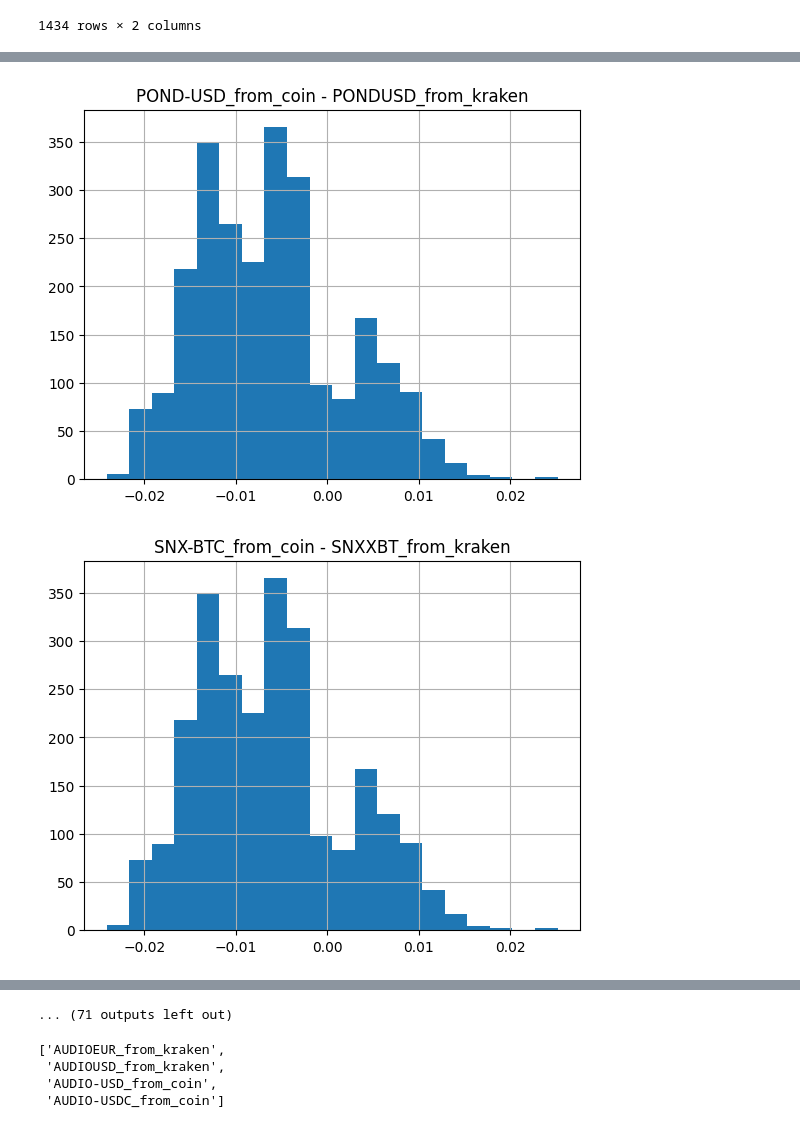
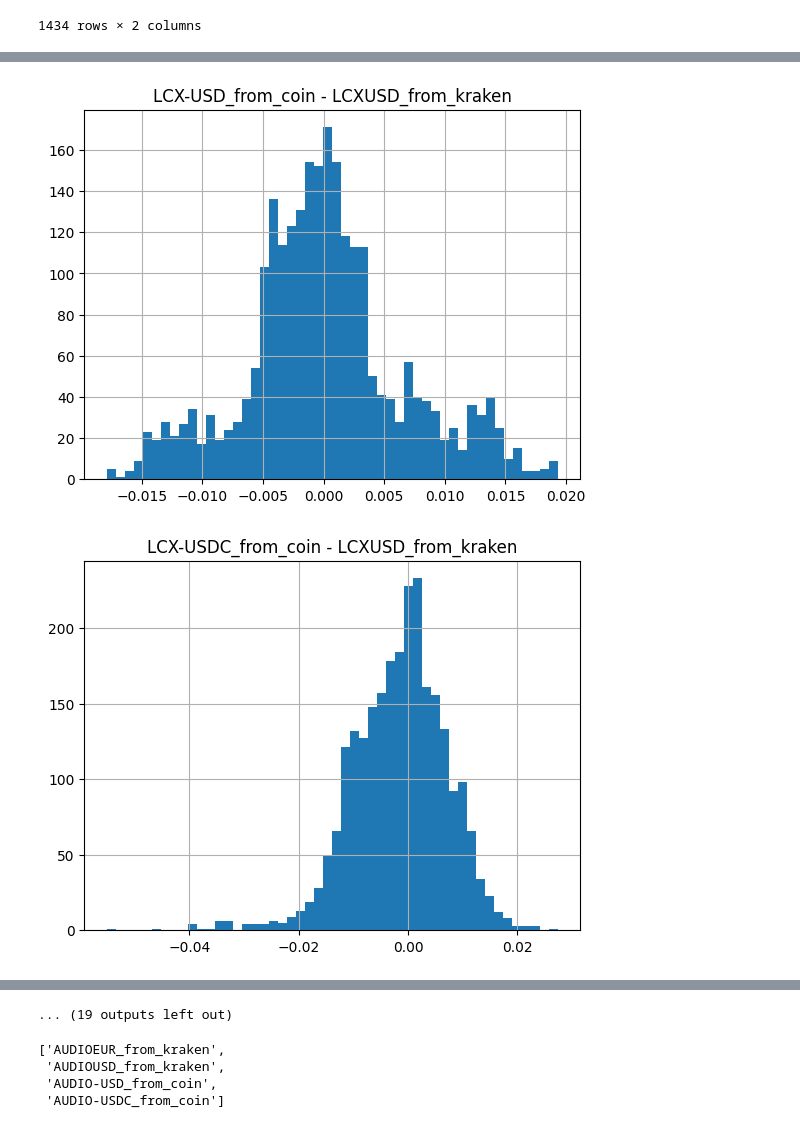
Before and after one commit to innesc/trading_bot, a Jupyter notebook: notebooks/Match_coins_pick_high_varience.ipynb, the cells around one changed output, grey strips where cells are left out. Saved outputs shown, nothing was run; the diff lists cells and outputs as text; code cells hidden in the pictures.

```diff
--- a/notebooks/Match_coins_pick_high_varience.ipynb
+++ b/notebooks/Match_coins_pick_high_varience.ipynb
@@ -83,7 +83,7 @@ dff = pd.DataFrame({'matched_coinbase':[],'matched_kraken':[], 'cases_over2_pec'
 for key, value in mapper.items():
     filterr = (correlations.index == value)
     if  (correlations[filterr][key].iloc[0] > 0.9):
-        big_diff = (((df[key] - df[value])/df[value]) > 0.01).mean()
+        big_diff = (((df[key] - df[value])/df[value]) > 0.015).mean()
         summary = pd.DataFrame({'matched_coinbase':[key],'matched_kraken':[value], 'cases_over2_pec':[big_diff]})
         dff = pd.concat([dff,summary])
 
@@ -116,5 +116,5 @@ for index, row in dff[(dff['cases_over2_pec'] >0)  & (dff['cases_over2_pec'] <0.
     kraken = row['matched_kraken']
     plt.title(f'{coinbase} - {kraken}')
     plt.figure()
-    ((df[coinbase] - df[kraken])/df[kraken]).hist(bins=20)
+    ((df[coinbase] - df[kraken])/df[kraken]).hist(bins=50)
 # %% [output]
@@ -126,2 +126,2 @@ for index, row in dff[(dff['cases_over2_pec'] >0)  & (dff['cases_over2_pec'] <0.
-[figure, old version]
+[figure, new version]
-[figure, old version]
+[figure, new version]
@@ -133,4 +133,4 @@ for index, row in dff[(dff['cases_over2_pec'] >0)  & (dff['cases_over2_pec'] <0.
-... (71 outputs left out)
+... (19 outputs left out)
 # %%
 [col for col in df.columns if 'audio' in col.lower()]
 # %% [output]
```
Also changed, not shown: parts of 2 cells of this notebook, 2 other files.
